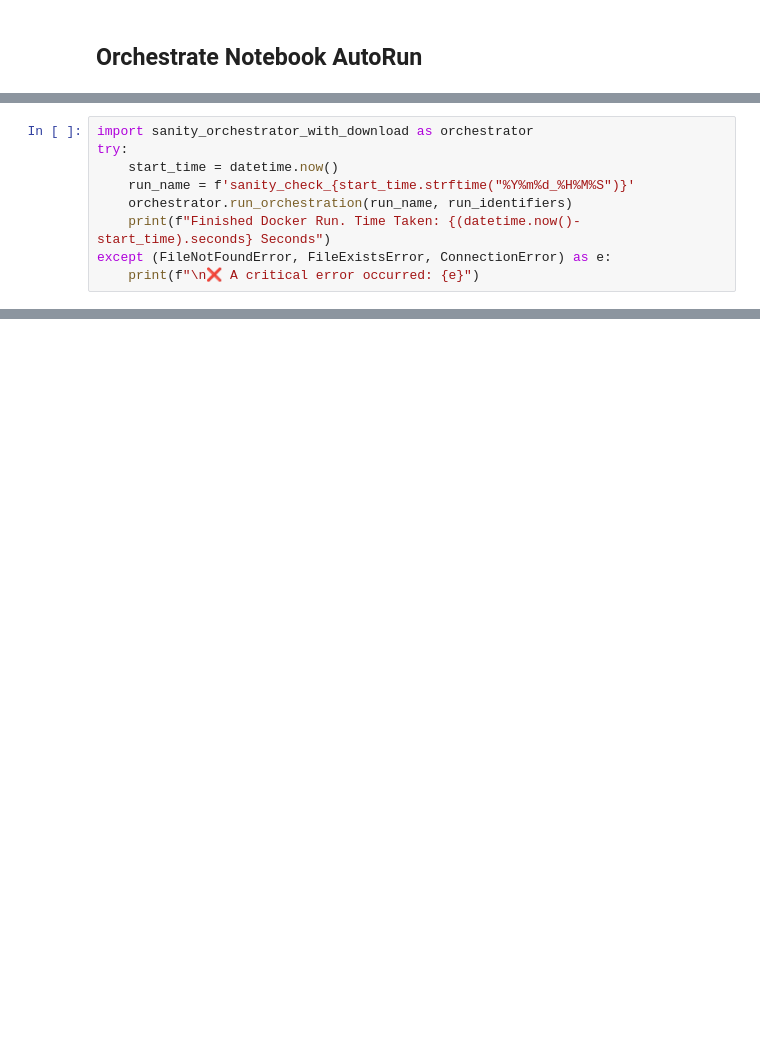
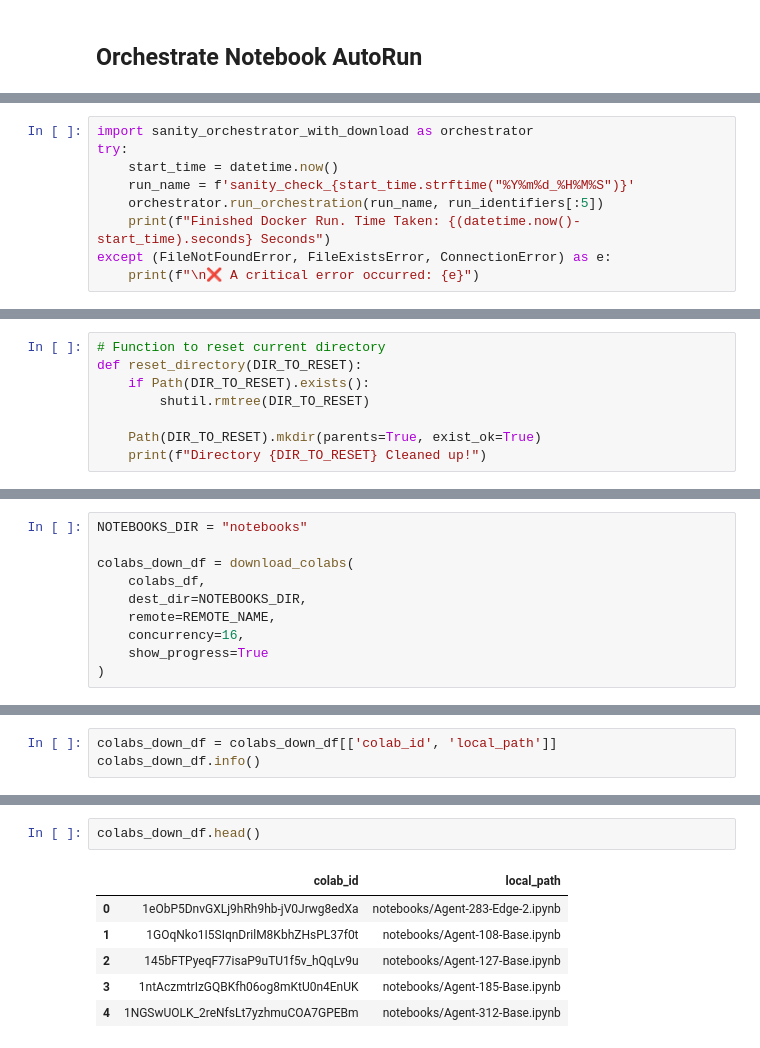
Before and after one commit to nabeel-turing/e2e_sanity_checks, a Jupyter notebook: docker_orchestrator.ipynb, the cells around one changed output, grey strips where cells are left out. Drawn from its saved outputs; the diff is of its cells as text; blank space fills up the shorter version.

```diff
--- a/docker_orchestrator.ipynb
+++ b/docker_orchestrator.ipynb
@@ -761,7 +797,7 @@ import sanity_orchestrator_with_download as orchestrator
 try:
     start_time = datetime.now()
     run_name = f'sanity_check_{start_time.strftime("%Y%m%d_%H%M%S")}'
-    orchestrator.run_orchestration(run_name, run_identifiers)
+    orchestrator.run_orchestration(run_name, run_identifiers[:5])
     print(f"Finished Docker Run. Time Taken: {(datetime.now()-start_time).seconds} Seconds")
 except (FileNotFoundError, FileExistsError, ConnectionError) as e:
     print(f"\n❌ A critical error occurred: {e}")
@@ -975,0 +1092,8 @@ Uploading 98 rows to tab 'auto_qc_response'.
+# %%
+# Function to reset current directory
+def reset_directory(DIR_TO_RESET):
+    if Path(DIR_TO_RESET).exists():
+        shutil.rmtree(DIR_TO_RESET)
+
+    Path(DIR_TO_RESET).mkdir(parents=True, exist_ok=True)
+    print(f"Directory {DIR_TO_RESET} Cleaned up!")
@@ -975,0 +1195,10 @@ Uploading 98 rows to tab 'auto_qc_response'.
+# %%
+NOTEBOOKS_DIR = "notebooks"
+
+colabs_down_df = download_colabs(
+    colabs_df,
+    dest_dir=NOTEBOOKS_DIR,
+    remote=REMOTE_NAME,
+    concurrency=16,
+    show_progress=True
+)
@@ -975,0 +1225,3 @@ Uploading 98 rows to tab 'auto_qc_response'.
+# %%
+colabs_down_df = colabs_down_df[['colab_id', 'local_path']]
+colabs_down_df.info()
@@ -975,0 +1238,9 @@ Uploading 98 rows to tab 'auto_qc_response'.
+# %%
+colabs_down_df.head()
+# %% [output]
+|  | colab_id | local_path |
+| 0 | 1eObP5DnvGXLj9hRh9hb-jV0Jrwg8edXa | notebooks/Agent-283-Edge-2.ipynb |
+| 1 | 1GOqNko1I5SIqnDrilM8KbhZHsPL37f0t | notebooks/Agent-108-Base.ipynb |
+| 2 | 145bFTPyeqF77isaP9uTU1f5v_hQqLv9u | notebooks/Agent-127-Base.ipynb |
+| 3 | 1ntAczmtrIzGQBKfh06og8mKtU0n4EnUK | notebooks/Agent-185-Base.ipynb |
+| 4 | 1NGSwUOLK_2reNfsLt7yzhmuCOA7GPEBm | notebooks/Agent-312-Base.ipynb |
```
Also changed, not shown: parts of 42 cells of this notebook, 2 other files.
